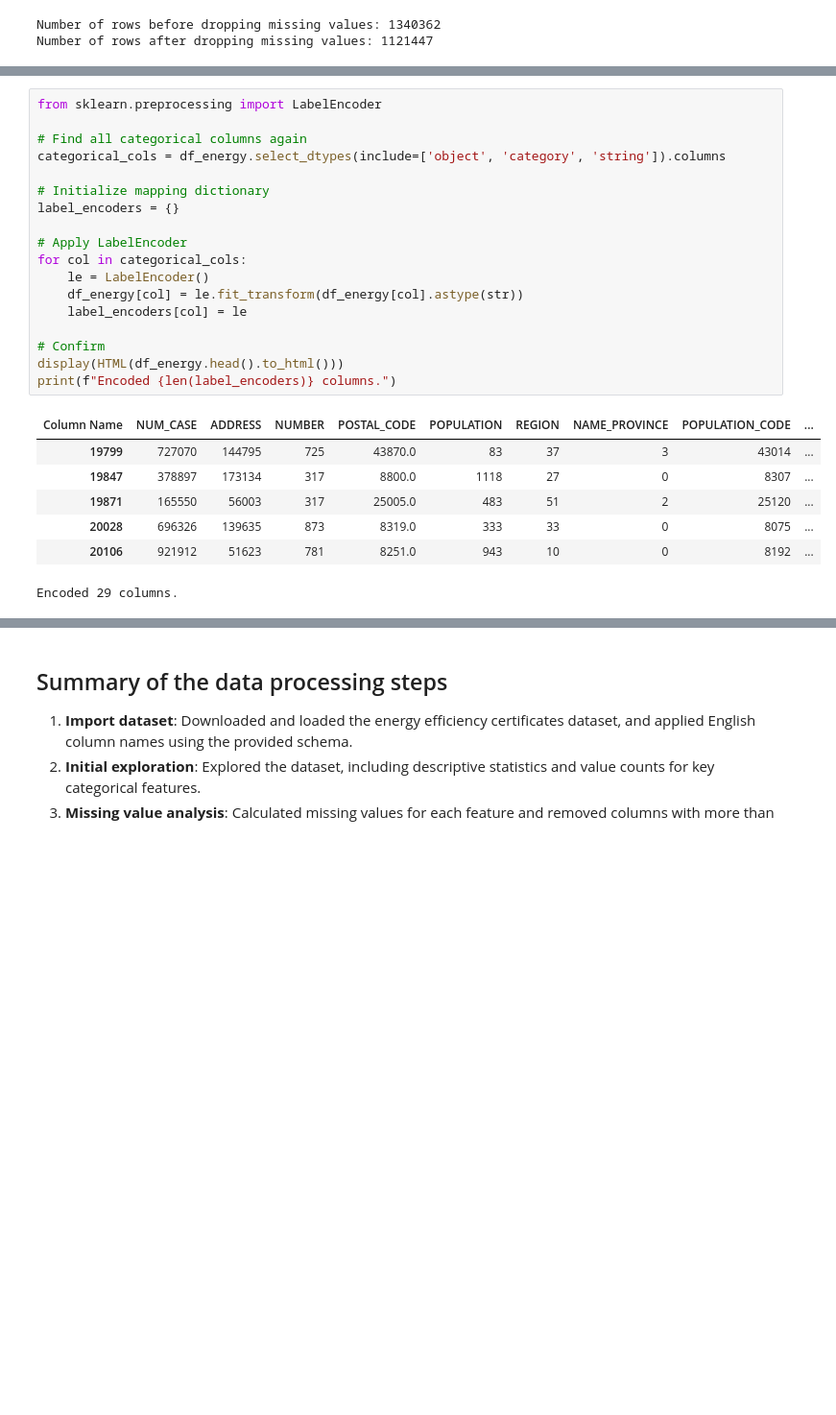
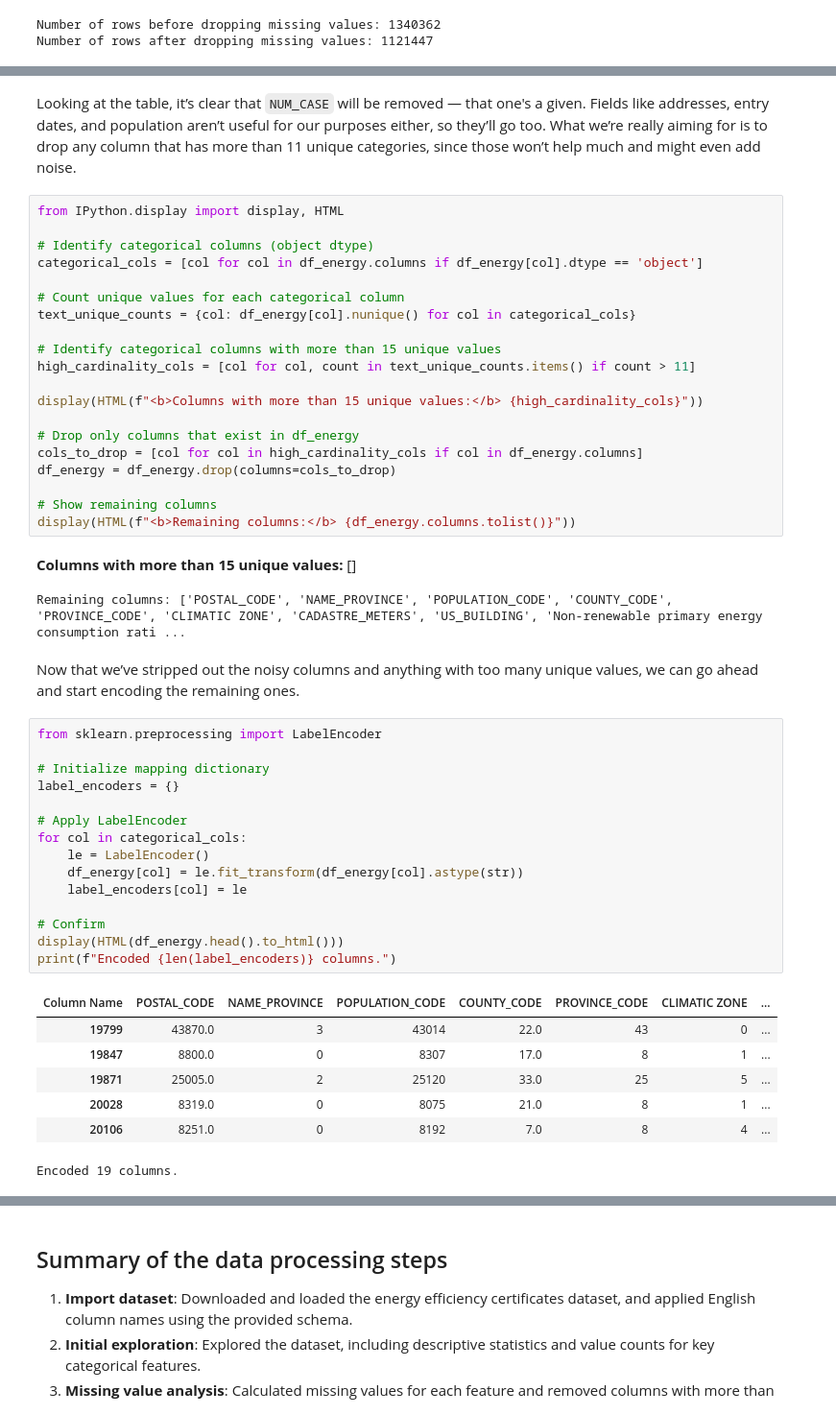
Before and after one commit to Corne173/Building-EPC, a Jupyter notebook: Masters_Code2.ipynb, the cells around one changed output, grey strips where cells are left out. Shown at 96% size. Cells and saved outputs as stored; diff of their text form; blank space fills up the shorter version.

```diff
--- a/Masters_Code2.ipynb
+++ b/Masters_Code2.ipynb
@@ -316,29 +415,53 @@ display(text_unique_df)
+# %% [markdown]
+Looking at the table, it’s clear that `NUM_CASE` will be removed — that one's a given. Fields like addresses, entry dates, and population aren’t useful for our purposes either, so they’ll go too. What we’re really aiming for is to drop any column that has more than 11 unique categories, since those won’t help much and might even add noise.
+# %%
+from IPython.display import display, HTML
+
+# Identify categorical columns (object dtype)
+categorical_cols = [col for col in df_energy.columns if df_energy[col].dtype == 'object']
+
+# Count unique values for each categorical column
+text_unique_counts = {col: df_energy[col].nunique() for col in categorical_cols}
+
+# Identify categorical columns with more than 15 unique values
+high_cardinality_cols = [col for col, count in text_unique_counts.items() if count > 11]
+
+display(HTML(f"<b>Columns with more than 15 unique values:</b> {high_cardinality_cols}"))
+
+# Drop only columns that exist in df_energy
+cols_to_drop = [col for col in high_cardinality_cols if col in df_energy.columns]
+df_energy = df_energy.drop(columns=cols_to_drop)
+
+# Show remaining columns
+display(HTML(f"<b>Remaining columns:</b> {df_energy.columns.tolist()}"))
+# %% [output]
+Columns with more than 15 unique values: []
+Remaining columns: ['POSTAL_CODE', 'NAME_PROVINCE', 'POPULATION_CODE', 'COUNTY_CODE', 'PROVINCE_CODE', 'CLIMATIC ZONE', 'CADASTRE_METERS', 'US_BUILDING', 'Non-renewable primary energy consumption rati ...
+# %% [markdown]
+Now that we’ve stripped out the noisy columns and anything with too many unique values, we can go ahead and start encoding the remaining ones.
 # %%
 from sklearn.preprocessing import LabelEncoder
-
-# Find all categorical columns again
-categorical_cols = df_energy.select_dtypes(include=['object', 'category', 'string']).columns
 
 # Initialize mapping dictionary
 label_encoders = {}
 
 # Apply LabelEncoder
 for col in categorical_cols:
     le = LabelEncoder()
     df_energy[col] = le.fit_transform(df_energy[col].astype(str))
     label_encoders[col] = le
 
 # Confirm
 display(HTML(df_energy.head().to_html()))
 print(f"Encoded {len(label_encoders)} columns.")
 # %% [output]
-| Column Name | NUM_CASE | ADDRESS | NUMBER | POSTAL_CODE | POPULATION | REGION | NAME_PROVINCE | POPULATION_CODE | ... |
-| 19799 | 727070 | 144795 | 725 | 43870.0 | 83 | 37 | 3 | 43014 | ... |
-| 19847 | 378897 | 173134 | 317 | 8800.0 | 1118 | 27 | 0 | 8307 | ... |
-| 19871 | 165550 | 56003 | 317 | 25005.0 | 483 | 51 | 2 | 25120 | ... |
-| 20028 | 696326 | 139635 | 873 | 8319.0 | 333 | 33 | 0 | 8075 | ... |
-| 20106 | 921912 | 51623 | 781 | 8251.0 | 943 | 10 | 0 | 8192 | ... |
+| Column Name | POSTAL_CODE | NAME_PROVINCE | POPULATION_CODE | COUNTY_CODE | PROVINCE_CODE | CLIMATIC ZONE | ... |
+| 19799 | 43870.0 | 3 | 43014 | 22.0 | 43 | 0 | ... |
+| 19847 | 8800.0 | 0 | 8307 | 17.0 | 8 | 1 | ... |
+| 19871 | 25005.0 | 2 | 25120 | 33.0 | 25 | 5 | ... |
+| 20028 | 8319.0 | 0 | 8075 | 21.0 | 8 | 1 | ... |
+| 20106 | 8251.0 | 0 | 8192 | 7.0 | 8 | 4 | ... |
-Encoded 29 columns.
+Encoded 19 columns.
 # %%
 all_mappings = []
 
```
Also changed, not shown: parts of 46 cells of this notebook.
